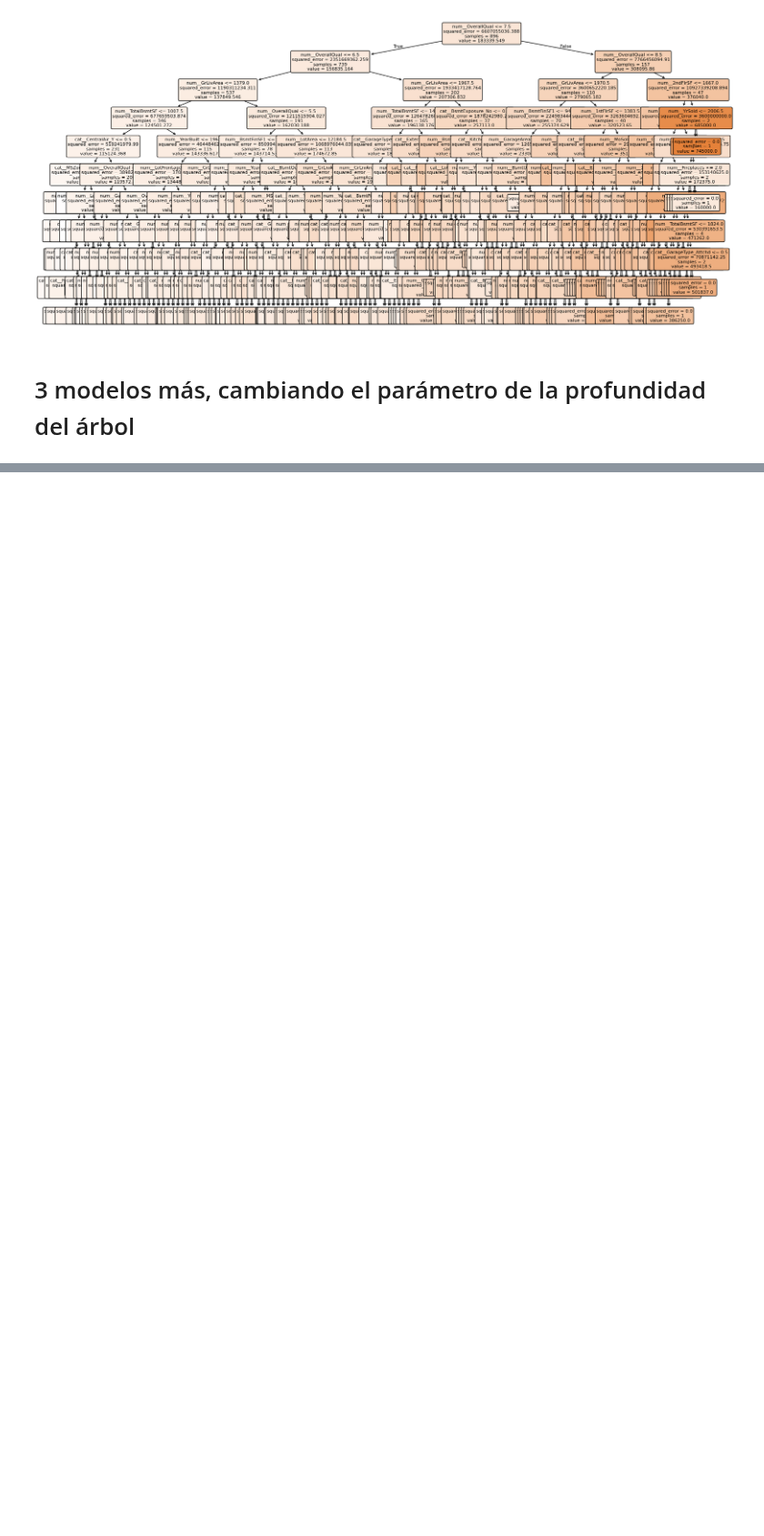
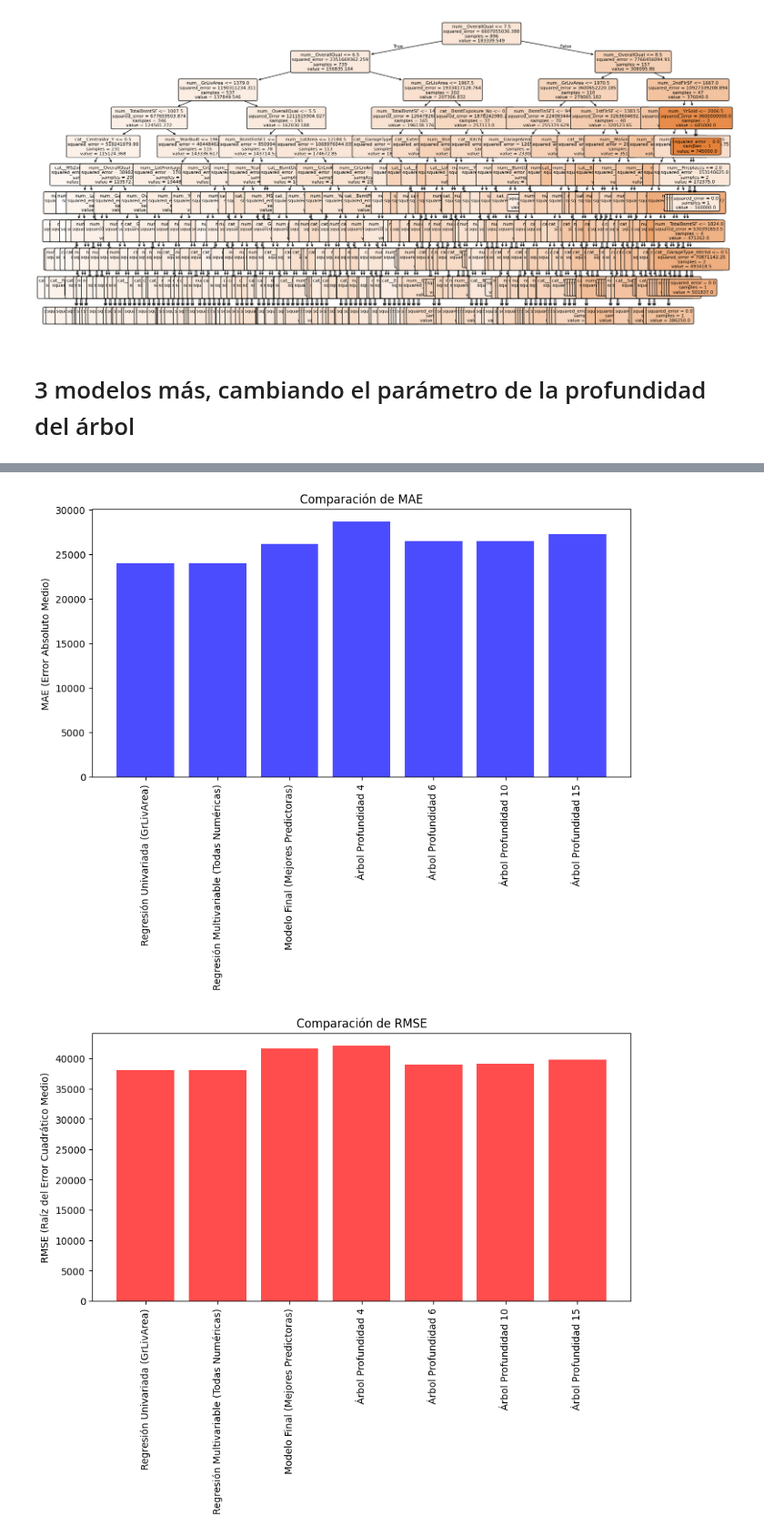
Before and after one commit to xtsebas/Houses_Prices, a Jupyter notebook: arboles_decision.ipynb, the cells around one changed output, grey strips where cells are left out. Shown at 91% size. Saved outputs shown, nothing was run; the diff lists cells and outputs as text; code cells hidden in the pictures; blank space fills up the shorter version.

Commit message:
ej5 -> compairing MRL vs Trees

```diff
--- a/arboles_decision.ipynb
+++ b/arboles_decision.ipynb
@@ -160,0 +170,54 @@ Text(0.5, 1.0, 'Comparación de R²')
+# %%
+linear_models = pd.DataFrame({
+    "Modelo": [
+        "Regresión Univariada (GrLivArea)",
+        "Regresión Multivariable (Todas Numéricas)",
+        "Modelo Final (Mejores Predictoras)"
+    ],
+    "MAE": [23967.66, 23967.66, 26126.92],
+    "RMSE": [38098.05, 38098.05, 41564.97],  # de regresion_lineal.ipynb
+    "R²": [0.818, 0.818, 0.784]
+})
+
+tree_models = pd.DataFrame([
+    {"Modelo": f"Árbol Profundidad {d['Depth']}", "MAE": d["MAE"], "RMSE": d["RMSE"], "R²": d["R²"]}
+    for d in [
+        {'Depth': 4, 'MAE': 28620.02, 'RMSE': 42030.71, 'R²': 0.776},
+        {'Depth': 6, 'MAE': 26487.92, 'RMSE': 38951.40, 'R²': 0.808},
+        {'Depth': 10, 'MAE': 26435.68, 'RMSE': 39131.29, 'R²': 0.806},
+        {'Depth': 15, 'MAE': 27249.17, 'RMSE': 39814.81, 'R²': 0.799}
+    ]
+])
+
+# Unir ambos conjuntos de modelos
+all_models = pd.concat([linear_models, tree_models], ignore_index=True)
+
+# Graficar comparación de MAE, RMSE y R²
+# fig, axes = plt.subplots(1, 3, figsize=(18, 5))
+
+# Gráfico de MAE
+plt.figure(figsize=(10, 5))
+plt.bar(all_models["Modelo"], all_models["MAE"], color='blue', alpha=0.7)
+plt.title("Comparación de MAE")
+plt.ylabel("MAE (Error Absoluto Medio)")
+plt.xticks(rotation=90)
+plt.show()
+
+# Gráfico de RMSE
+plt.figure(figsize=(10, 5))
+plt.bar(all_models["Modelo"], all_models["RMSE"], color='red', alpha=0.7)
+plt.title("Comparación de RMSE")
+plt.ylabel("RMSE (Raíz del Error Cuadrático Medio)")
+plt.xticks(rotation=90)
+plt.show()
+
+# Gráfico de R²
+plt.figure(figsize=(10, 5))
+plt.bar(all_models["Modelo"], all_models["R²"], color='green', alpha=0.7)
+plt.title("Comparación de R²")
+plt.ylabel("Coeficiente de Determinación (R²)")
+plt.xticks(rotation=90)
+plt.show()
+# %% [output]
+[figure, added]
+[figure, added]
```
Also changed, not shown: parts of 5 cells of this notebook, 1 other file.
